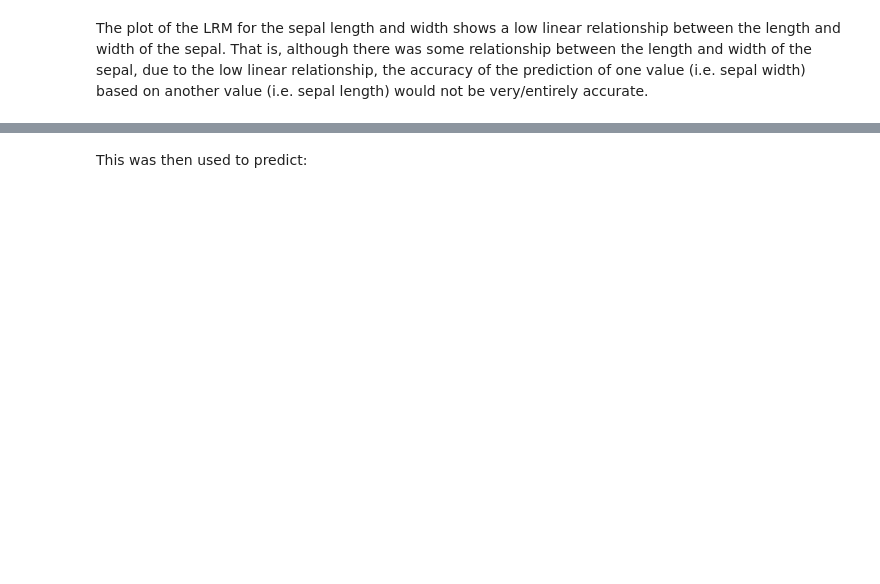
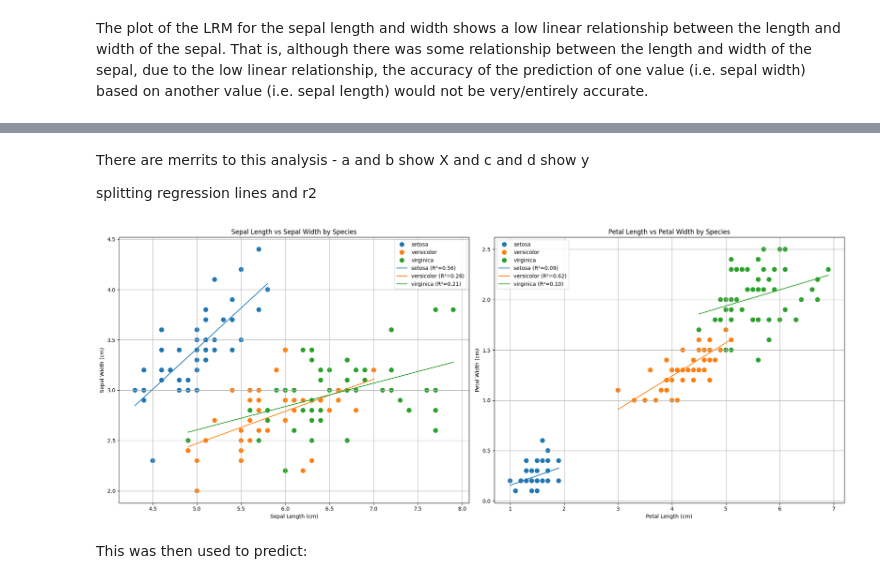
Before and after one commit to KaiiMenai/poda-tasks, a Jupyter notebook: tasks.ipynb, the cells around one changed output, grey strips where cells are left out. Saved outputs shown, nothing was run; the diff lists cells and outputs as text; code cells hidden in the pictures; blank space fills up the shorter version.

Commit message:
linear regression - trying 3 different  styles maybe keep all 3 and discuss progression from on to the other

```diff
--- a/tasks.ipynb
+++ b/tasks.ipynb
@@ -404,3 +530,54 @@ plt.show()
+# %% [markdown]
+There are merrits to this analysis - a and b show X and c and d show y
+
+splitting regression lines and r2
+# %%
+from sklearn.linear_model import LinearRegression
+from sklearn.metrics import r2_score
+
+# Create a figure with two subplots
+fig, axes = plt.subplots(1, 2, figsize=(20, 8))
+
+# Sepal Length vs Sepal Width
+sns.scatterplot(ax=axes[0], data=df, x='sepal_length', y='sepal_width', hue='species', s=100)
+axes[0].set_title('Sepal Length vs Sepal Width by Species')
+axes[0].set_xlabel('Sepal Length (cm)')
+axes[0].set_ylabel('Sepal Width (cm)')
+axes[0].grid(True)
+
+# Fit and plot regression lines for each species
+for species in df['species'].unique():
+    subset = df[df['species'] == species]
+    X = subset[['sepal_length']]
+    y = subset['sepal_width']
+    model = LinearRegression()
+    model.fit(X, y)
+    y_pred = model.predict(X)
+    r2 = r2_score(y, y_pred)
+    sns.lineplot(ax=axes[0], x=subset['sepal_length'], y=y_pred, label=f'{species} (R²={r2:.2f})')
+
+# Petal Length vs Petal Width
+sns.scatterplot(ax=axes[1], data=df, x='petal_length', y='petal_width', hue='species', s=100)
+axes[1].set_title('Petal Length vs Petal Width by Species')
+axes[1].set_xlabel('Petal Length (cm)')
+axes[1].set_ylabel('Petal Width (cm)')
+axes[1].grid(True)
+
+# Fit and plot regression lines for each species
+for species in df['species'].unique():
+    subset = df[df['species'] == species]
+    X = subset[['petal_length']]
+    y = subset['petal_width']
+    model = LinearRegression()
+    model.fit(X, y)
+    y_pred = model.predict(X)
+    r2 = r2_score(y, y_pred)
+    sns.lineplot(ax=axes[1], x=subset['petal_length'], y=y_pred, label=f'{species} (R²={r2:.2f})')
+
+plt.tight_layout()
+plt.show()
+# %% [output]
+[figure, added]
 # %% [markdown]
 This was then used to predict:
 # %%
```
Also changed, not shown: parts of 26 cells of this notebook.
